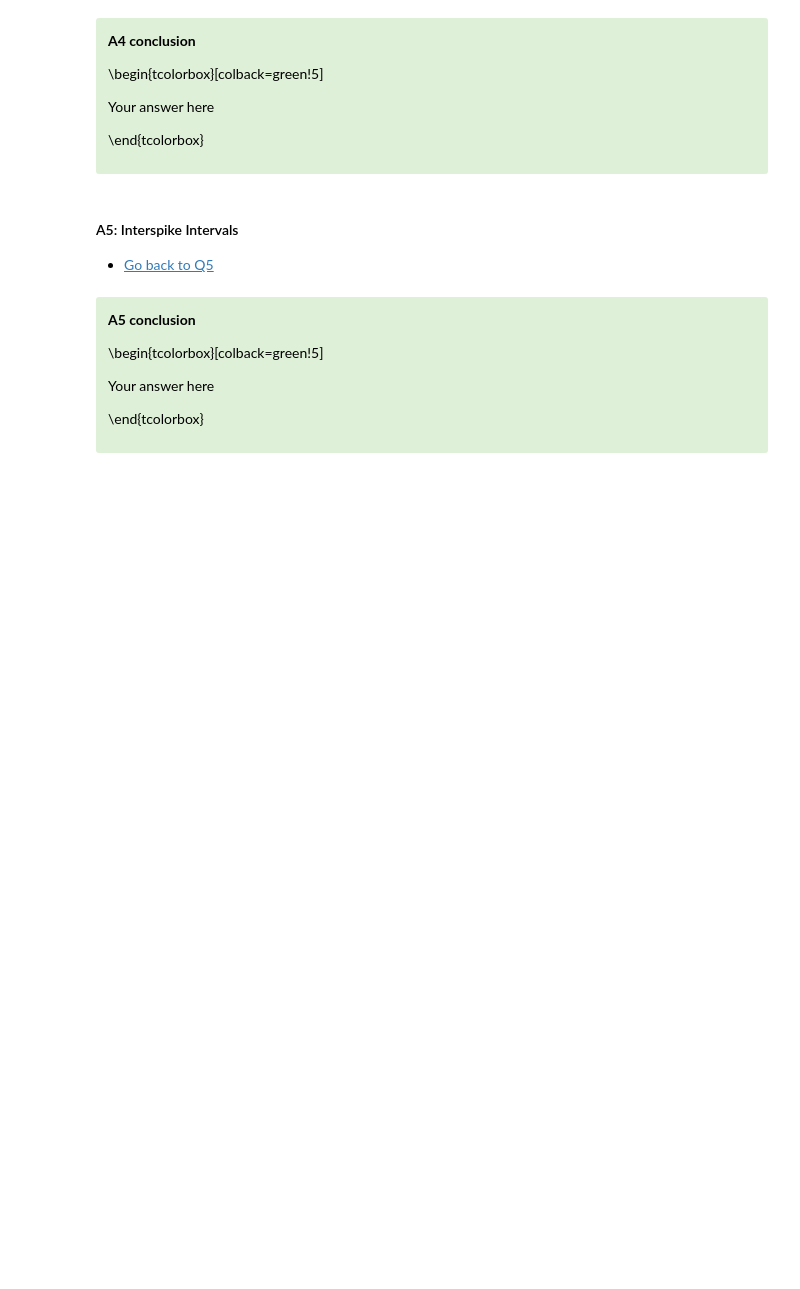
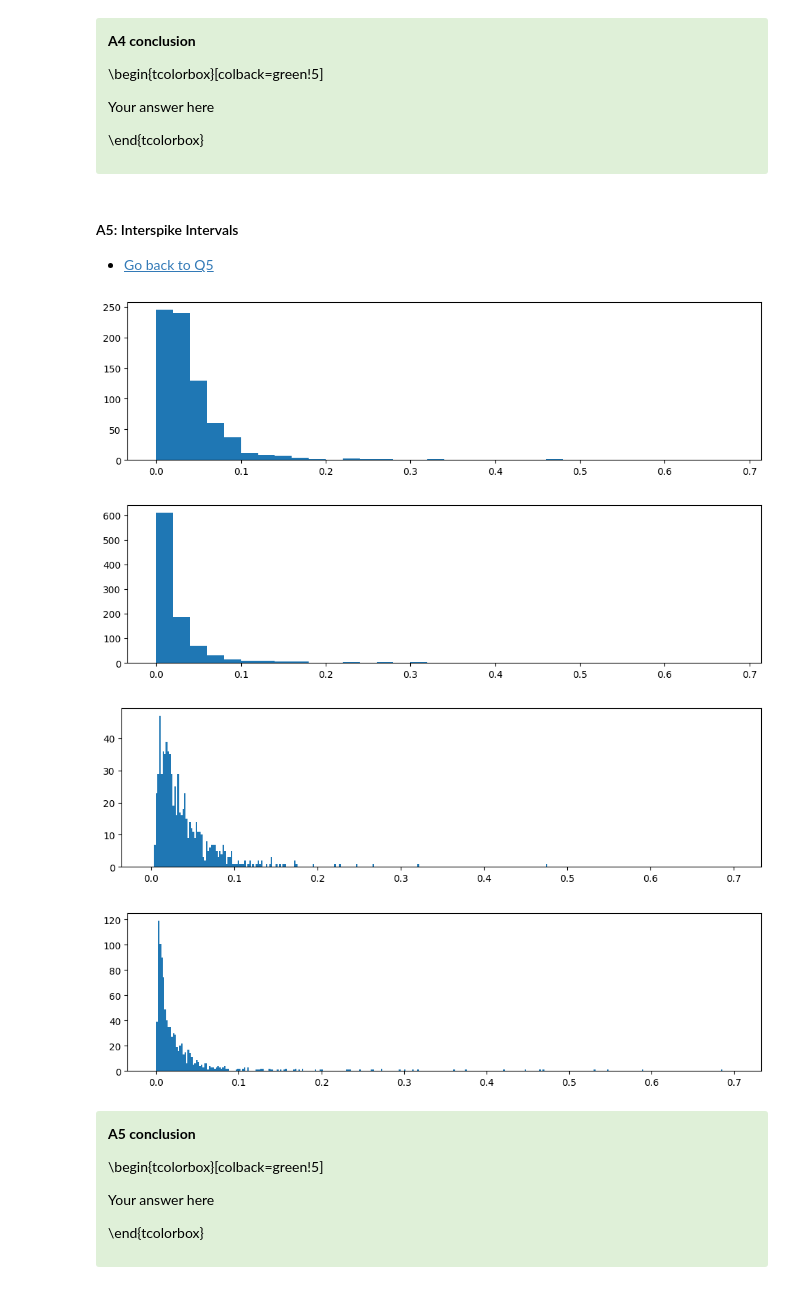
Before and after one commit to RobbeDeMuynck/CN_practicals, a Jupyter notebook: Module 2/Module2_Ex1_XX.ipynb, the cells around one changed output. Saved outputs shown, nothing was run; the diff lists cells and outputs as text; code cells hidden in the pictures; blank space fills up the shorter version.

```diff
--- a/Module 2/Module2_Ex1_XX.ipynb
+++ b/Module 2/Module2_Ex1_XX.ipynb
@@ -451,3 +448,42 @@ Your answer here
+# %%
+# Use the following variables:
+
+#ISI_low
+#ISI_high
+#ISI_hist_low_10
+#ISI_hist_high_10
+#ISI_hist_low_1
+#ISI_hist_high_1
+
+#######################
+##   Q5.1 solution   ##
+#######################
+
+ISI_low = np.diff(spikes_low)
+ISI_high = np.diff(spikes_high)
+# print(max(ISI_high),max(ISI_low))
+time_bin_edges = np.arange(0, 0.7, 0.020)
+ISI_hist_low_20, _ = np.histogram(ISI_low, time_bin_edges)
+plt.hist(ISI_low, time_bin_edges)
+plt.show()
+
+ISI_hist_high_20, _ = np.histogram(ISI_high, time_bin_edges)
+plt.hist(ISI_high, time_bin_edges)
+plt.show()
+
+time_bin_edges = np.arange(0, 0.7, 0.002)
+ISI_hist_low_2, _ = np.histogram(ISI_low, time_bin_edges)
+plt.hist(ISI_low, time_bin_edges)
+plt.show()
+
+ISI_hist_high_2, _ = histogram(ISI_high, time_bin_edges)
+plt.hist(ISI_high, time_bin_edges)
+plt.show()
+# %% [output]
+[figure, added]
+[figure, added]
+[figure, added]
+[figure, added]
 # %% [markdown]
 <div class="alert alert-success">
 <span style="color:black">
```
Also changed, not shown: parts of 3 cells of this notebook.
